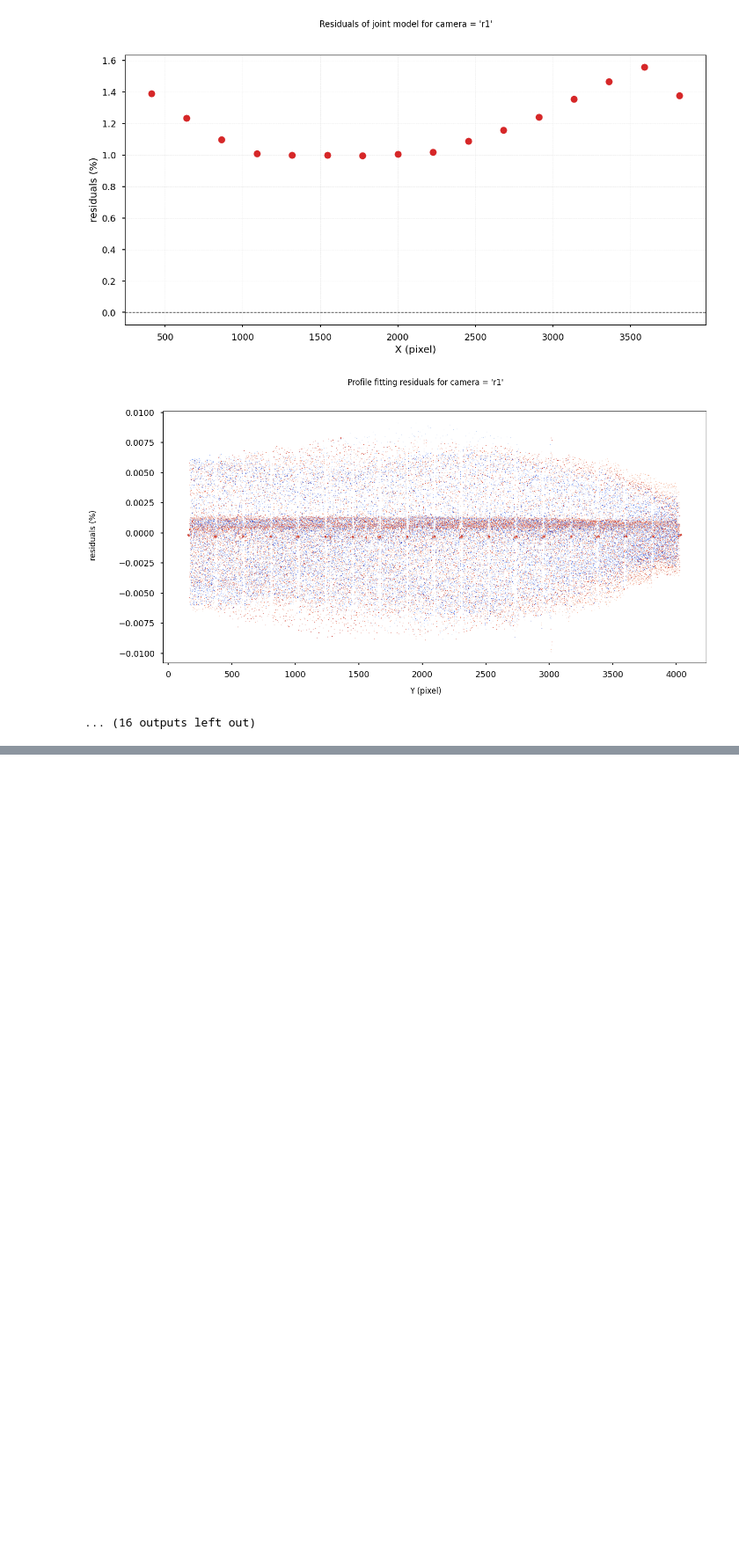
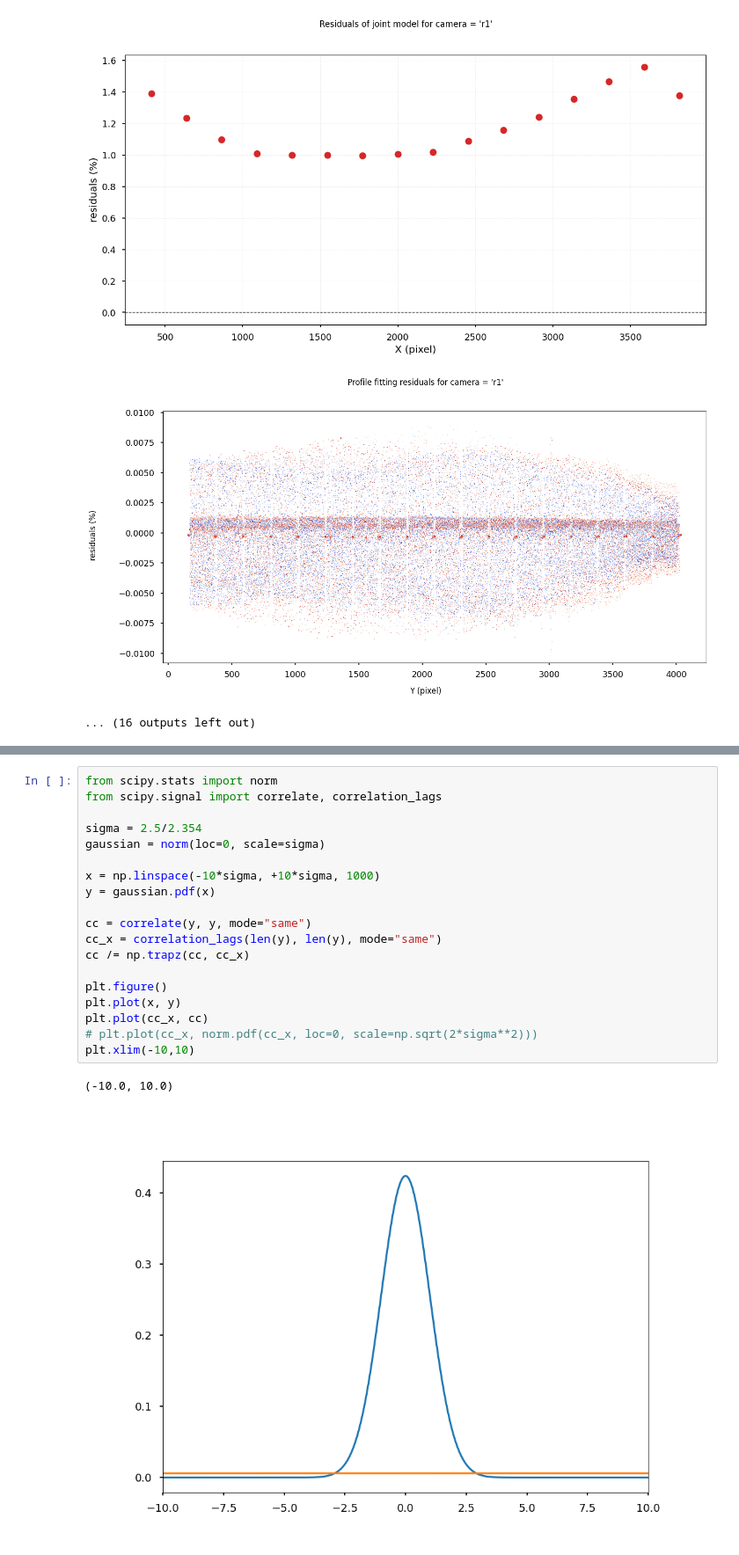
Before and after one commit to sdss/lvmdrp, a Jupyter notebook: examples/lco_com/traces.ipynb, the cells around one changed output, grey strips where cells are left out. Shown at 88% size. Saved outputs shown, nothing was run; the diff lists cells and outputs as text; blank space fills up the shorter version.

```diff
--- a/examples/lco_com/traces.ipynb
+++ b/examples/lco_com/traces.ipynb
@@ -227,0 +332,22 @@ for idx in ifibers:
+# %%
+from scipy.stats import norm
+from scipy.signal import correlate, correlation_lags
+
+sigma = 2.5/2.354
+gaussian = norm(loc=0, scale=sigma)
+
+x = np.linspace(-10*sigma, +10*sigma, 1000)
+y = gaussian.pdf(x)
+
+cc = correlate(y, y, mode="same")
+cc_x = correlation_lags(len(y), len(y), mode="same")
+cc /= np.trapz(cc, cc_x)
+
+plt.figure()
+plt.plot(x, y)
+plt.plot(cc_x, cc)
+# plt.plot(cc_x, norm.pdf(cc_x, loc=0, scale=np.sqrt(2*sigma**2)))
+plt.xlim(-10,10)
+# %% [output]
+(-10.0, 10.0)
+[figure, added]
```
Also changed, not shown: parts of 4 cells of this notebook, 1 other file.
